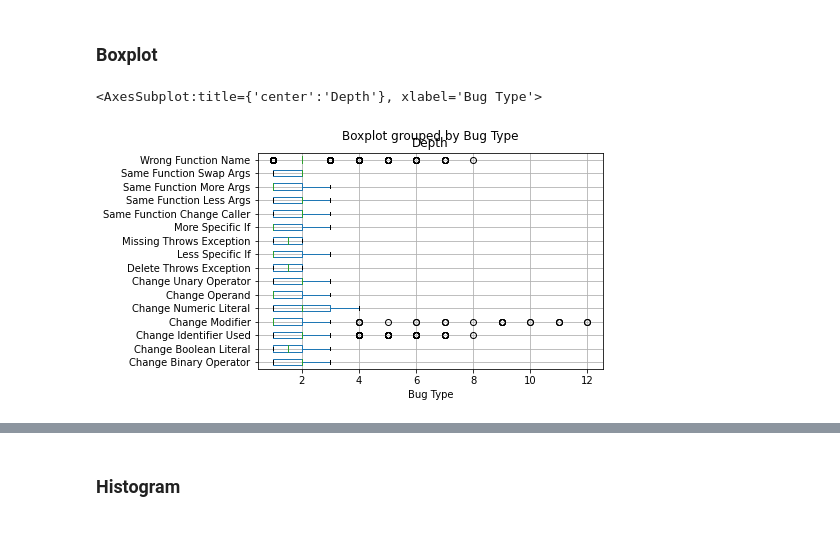
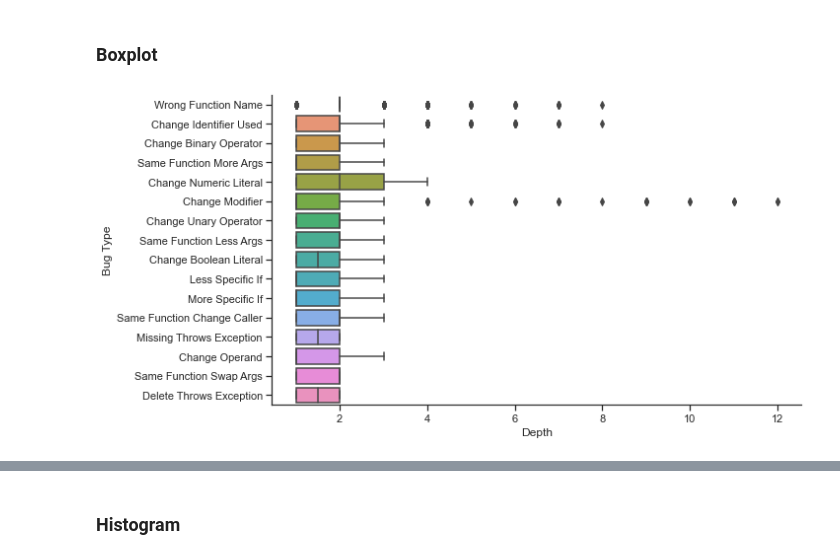
Before and after one commit to parvezmrobin/msr-2021, a Jupyter notebook: notebooks/RQ1.ipynb, the cells around one changed output, grey strips where cells are left out. Drawn from its saved outputs; the diff is of its cells as text; code cells hidden in the pictures; blank space fills up the shorter version.

```diff
--- a/notebooks/RQ1.ipynb
+++ b/notebooks/RQ1.ipynb
@@ -139,9 +143,18 @@ VIP_TYPES = [
 ]
 # %% [markdown]
 ### Boxplot
-# %%
-fix_df.boxplot(by='Bug Type', column=['Depth'], vert=False)
-# %% [output]
-<AxesSubplot:title={'center':'Depth'}, xlabel='Bug Type'>
-[figure, removed]
+# %%
+with sns.axes_style(style='ticks'):
+    g = sns.factorplot(
+        'Depth',
+        'Bug Type',
+        data=fix_df,
+        kind='box',
+        orient='h',
+        aspect=2,
+    )
+    # g.set_axis_labels('Depth', 'Bug Type')
+    # fix_df.boxplot(by='Bug Type', column=['Depth'], vert=False)
+# %% [output]
+[figure, added]
 # %%
```
Also changed, not shown: parts of 17 cells of this notebook, 3 other files.
